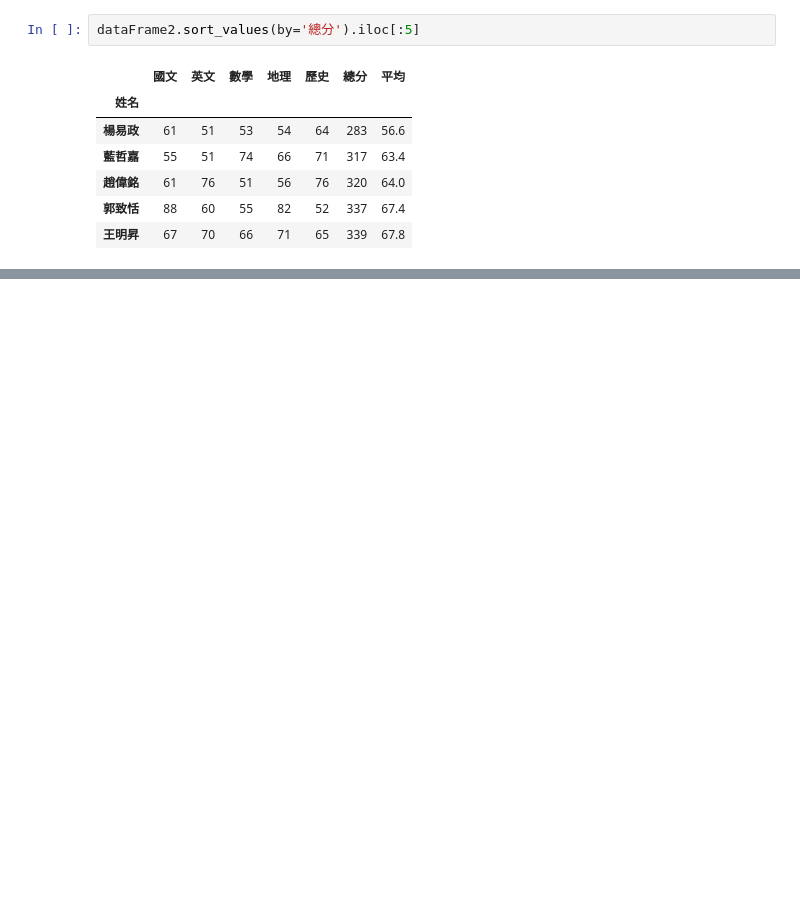
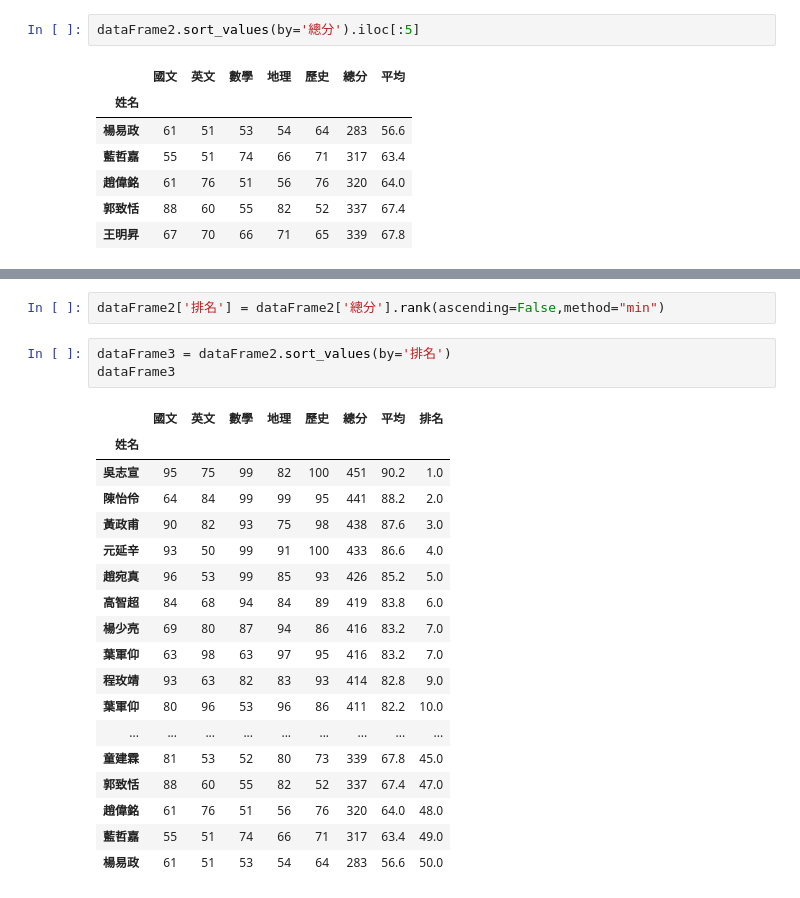
Before and after one commit to Jdstrange/_08_23_1_3_, a Jupyter notebook: Lesson 17_1.ipynb, the cells around one changed output, grey strips where cells are left out. Saved outputs shown, nothing was run; the diff lists cells and outputs as text; blank space fills up the shorter version.

```diff
--- a/Lesson 17_1.ipynb
+++ b/Lesson 17_1.ipynb
@@ -104,0 +161,24 @@ dataFrame2.sort_values(by='總分').iloc[:5]
+# %%
+dataFrame2['排名'] = dataFrame2['總分'].rank(ascending=False,method="min")
+# %%
+dataFrame3 = dataFrame2.sort_values(by='排名')
+dataFrame3
+# %% [output]
+|  | 國文 | 英文 | 數學 | 地理 | 歷史 | 總分 | 平均 | 排名 |
+| 姓名 |  |  |  |  |  |  |  |  |
+| 吳志宣 | 95 | 75 | 99 | 82 | 100 | 451 | 90.2 | 1.0 |
+| 陳怡伶 | 64 | 84 | 99 | 99 | 95 | 441 | 88.2 | 2.0 |
+| 黃政甫 | 90 | 82 | 93 | 75 | 98 | 438 | 87.6 | 3.0 |
+| 元延辛 | 93 | 50 | 99 | 91 | 100 | 433 | 86.6 | 4.0 |
+| 趙宛真 | 96 | 53 | 99 | 85 | 93 | 426 | 85.2 | 5.0 |
+| 高智超 | 84 | 68 | 94 | 84 | 89 | 419 | 83.8 | 6.0 |
+| 楊少亮 | 69 | 80 | 87 | 94 | 86 | 416 | 83.2 | 7.0 |
+| 葉軍仰 | 63 | 98 | 63 | 97 | 95 | 416 | 83.2 | 7.0 |
+| 程玫靖 | 93 | 63 | 82 | 83 | 93 | 414 | 82.8 | 9.0 |
+| 葉軍仰 | 80 | 96 | 53 | 96 | 86 | 411 | 82.2 | 10.0 |
+| ... | ... | ... | ... | ... | ... | ... | ... | ... |
+| 童建霖 | 81 | 53 | 52 | 80 | 73 | 339 | 67.8 | 45.0 |
+| 郭致恬 | 88 | 60 | 55 | 82 | 52 | 337 | 67.4 | 47.0 |
+| 趙偉銘 | 61 | 76 | 51 | 56 | 76 | 320 | 64.0 | 48.0 |
+| 藍哲嘉 | 55 | 51 | 74 | 66 | 71 | 317 | 63.4 | 49.0 |
+| 楊易政 | 61 | 51 | 53 | 54 | 64 | 283 | 56.6 | 50.0 |
```
Also changed, not shown: parts of 7 cells of this notebook.
